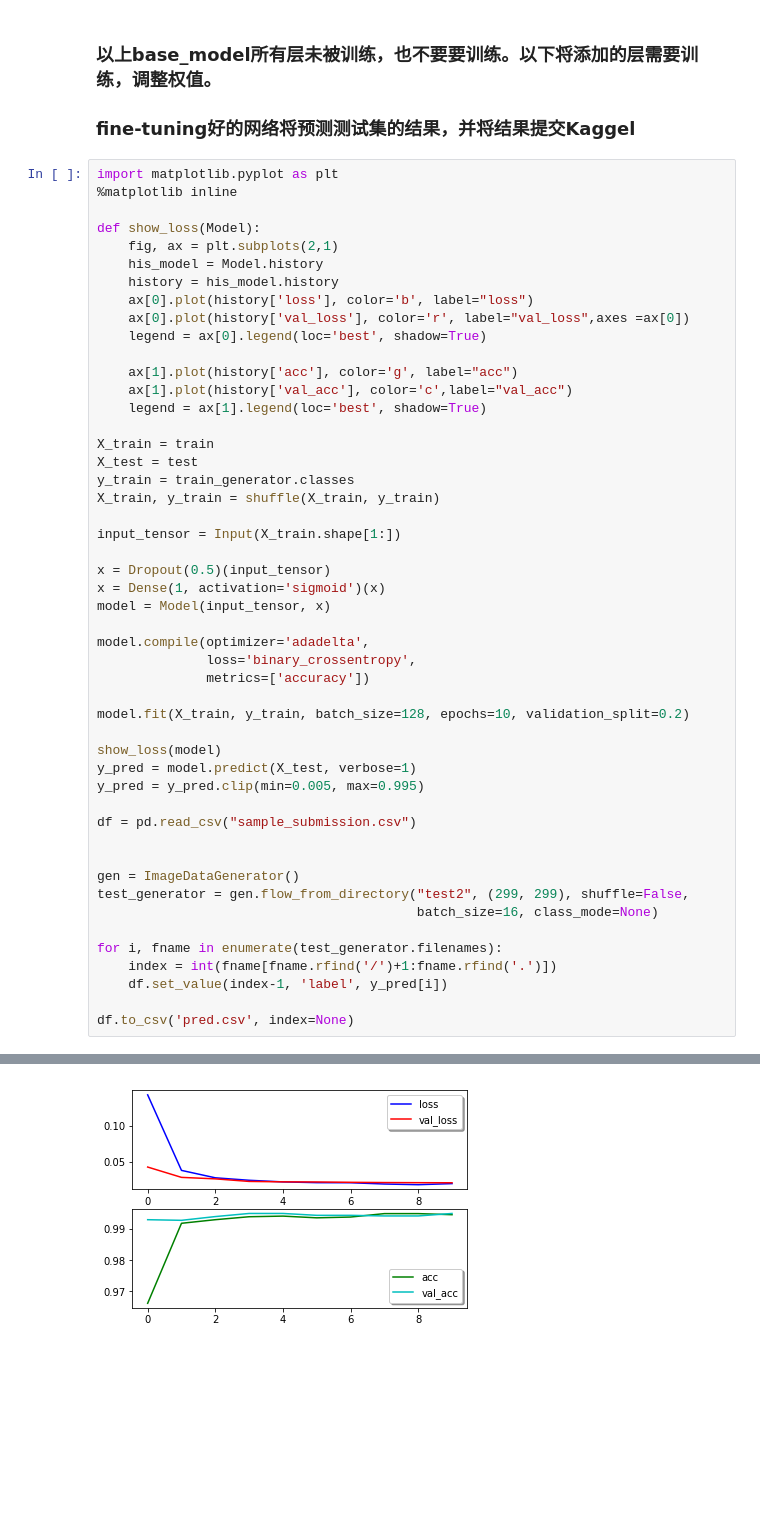
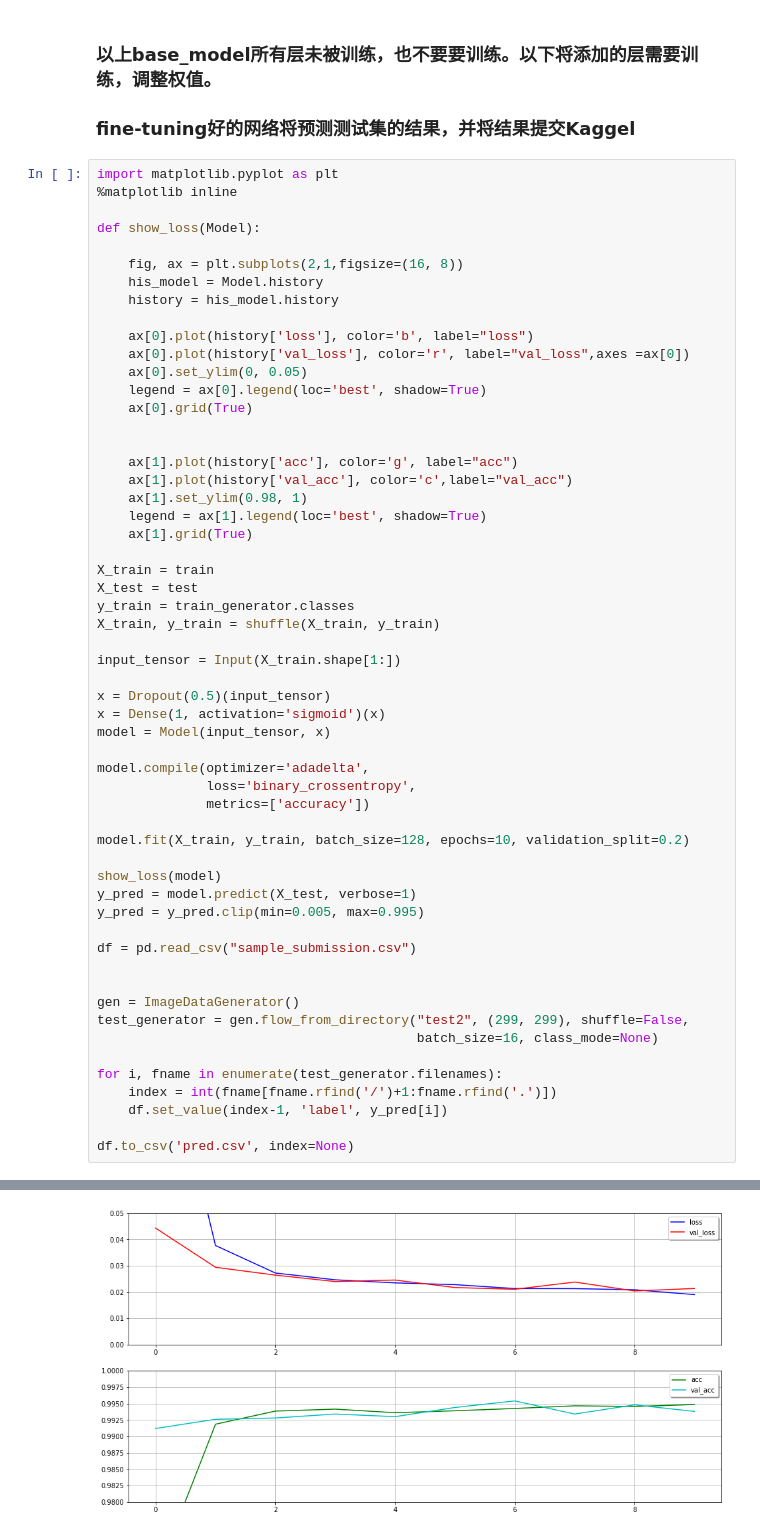
Before and after one commit to wangjiangyong/learnML, a Jupyter notebook: nd009-cn-advanced/dogs_vs_cats/code/single_model2.ipynb, the cells around one changed output, grey strips where cells are left out. Cells and saved outputs as stored; diff of their text form; blank space fills up the shorter version.

```diff
--- a/nd009-cn-advanced/dogs_vs_cats/code/single_model2.ipynb
+++ b/nd009-cn-advanced/dogs_vs_cats/code/single_model2.ipynb
@@ -35,16 +36,23 @@ import matplotlib.pyplot as plt
 %matplotlib inline
 
 def show_loss(Model):
-    fig, ax = plt.subplots(2,1)
+
+    fig, ax = plt.subplots(2,1,figsize=(16, 8))
     his_model = Model.history
     history = his_model.history
+
     ax[0].plot(history['loss'], color='b', label="loss")
     ax[0].plot(history['val_loss'], color='r', label="val_loss",axes =ax[0])
+    ax[0].set_ylim(0, 0.05)
     legend = ax[0].legend(loc='best', shadow=True)
+    ax[0].grid(True)
+
 
     ax[1].plot(history['acc'], color='g', label="acc")
     ax[1].plot(history['val_acc'], color='c',label="val_acc")
+    ax[1].set_ylim(0.98, 1)
     legend = ax[1].legend(loc='best', shadow=True)
+    ax[1].grid(True)
 
 X_train = train
 X_test = test
@@ -99,2 +107,2 @@ Epoch 10/10
 Found 12500 images belonging to 1 classes.
-[figure, old version]
+[figure, new version]
```
Also changed, not shown: parts of 2 cells of this notebook, 4 other files.
